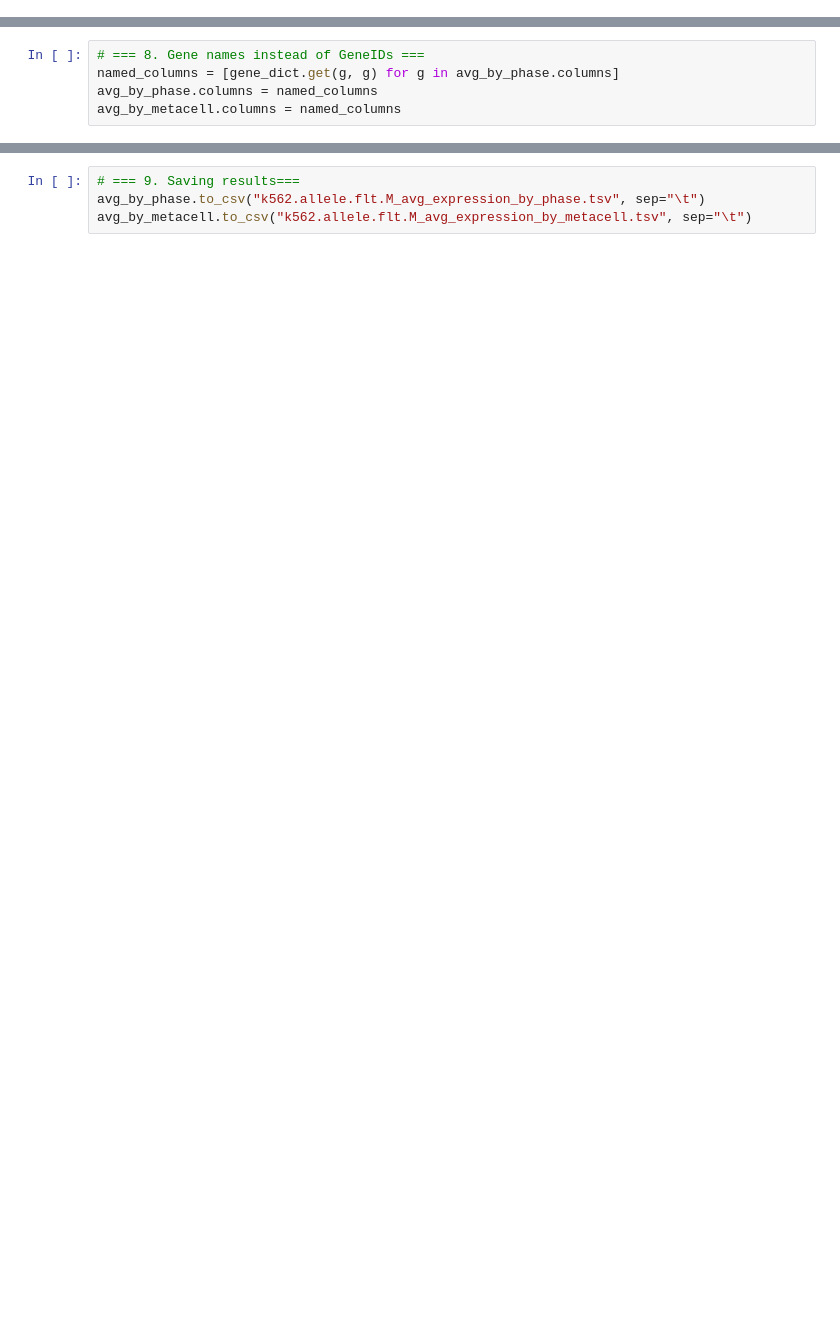
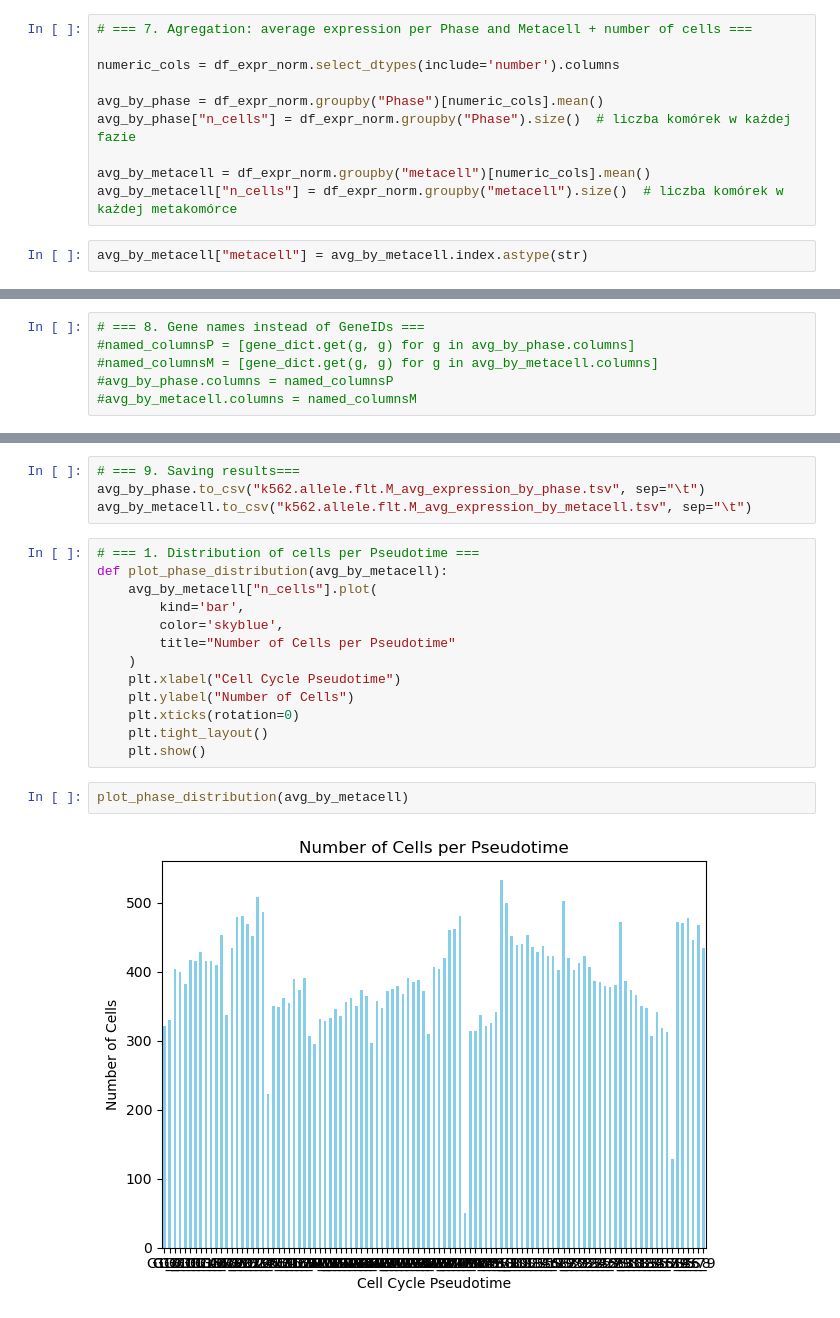
Before and after one commit to SFGLab/Team8_PhaseSpecific_Chromatin_Changes, a Jupyter notebook: Agregation.ipynb, the cells around one changed output, grey strips where cells are left out. Cells and saved outputs as stored; diff of their text form; blank space fills up the shorter version.

```diff
--- a/Agregation.ipynb
+++ b/Agregation.ipynb
@@ -131,0 +74,12 @@ avg_by_metacell
+# %%
+# === 7. Agregation: average expression per Phase and Metacell + number of cells ===
+
+numeric_cols = df_expr_norm.select_dtypes(include='number').columns
+
+avg_by_phase = df_expr_norm.groupby("Phase")[numeric_cols].mean()
+avg_by_phase["n_cells"] = df_expr_norm.groupby("Phase").size()  # liczba komórek w każdej fazie
+
+avg_by_metacell = df_expr_norm.groupby("metacell")[numeric_cols].mean()
+avg_by_metacell["n_cells"] = df_expr_norm.groupby("metacell").size()  # liczba komórek w każdej metakomórce
+# %%
+avg_by_metacell["metacell"] = avg_by_metacell.index.astype(str)
@@ -132,5 +114,6 @@ avg_by_metacell
 # %%
 # === 8. Gene names instead of GeneIDs ===
-named_columns = [gene_dict.get(g, g) for g in avg_by_phase.columns]
-avg_by_phase.columns = named_columns
-avg_by_metacell.columns = named_columns
+#named_columnsP = [gene_dict.get(g, g) for g in avg_by_phase.columns]
+#named_columnsM = [gene_dict.get(g, g) for g in avg_by_metacell.columns]
+#avg_by_phase.columns = named_columnsP
+#avg_by_metacell.columns = named_columnsM
@@ -164,3 +121,20 @@ avg_by_metacell
 # === 9. Saving results===
 avg_by_phase.to_csv("k562.allele.flt.M_avg_expression_by_phase.tsv", sep="\t")
 avg_by_metacell.to_csv("k562.allele.flt.M_avg_expression_by_metacell.tsv", sep="\t")
+# %%
+# === 1. Distribution of cells per Pseudotime ===
+def plot_phase_distribution(avg_by_metacell):
+    avg_by_metacell["n_cells"].plot(
+        kind='bar',
+        color='skyblue',
+        title="Number of Cells per Pseudotime"
+    )
+    plt.xlabel("Cell Cycle Pseudotime")
+    plt.ylabel("Number of Cells")
+    plt.xticks(rotation=0)
+    plt.tight_layout()
+    plt.show()
+# %%
+plot_phase_distribution(avg_by_metacell)
+# %% [output]
+[figure, added]
```
Also changed, not shown: parts of 16 cells of this notebook, 4 other files.
